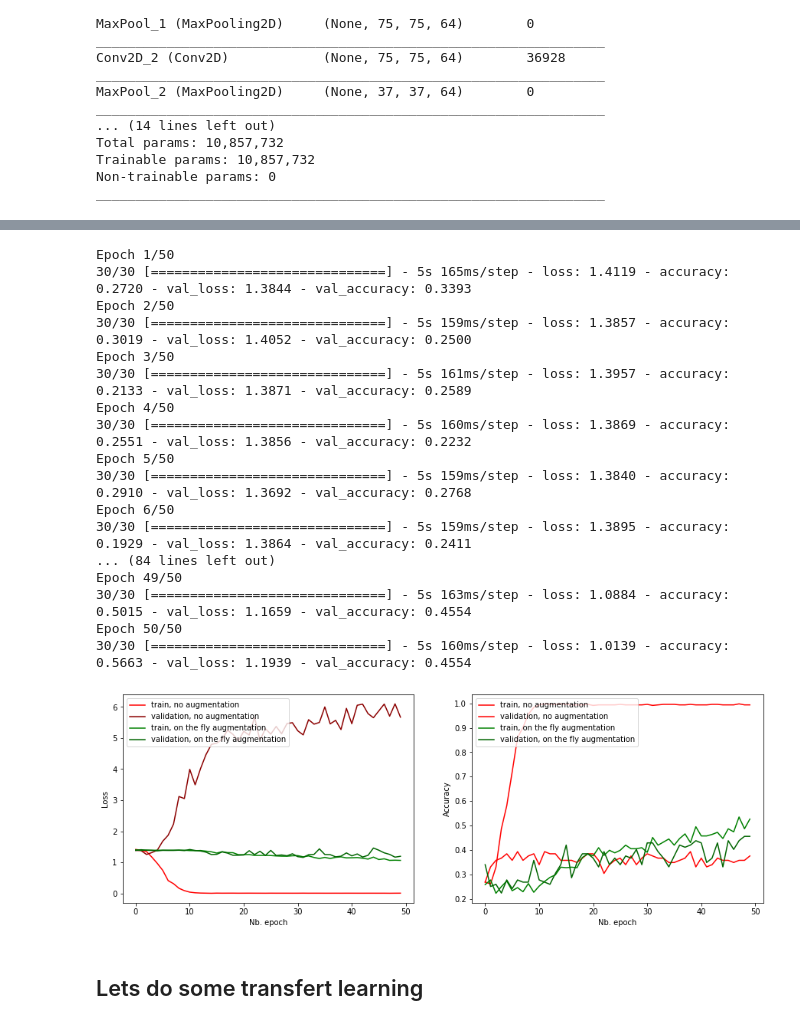
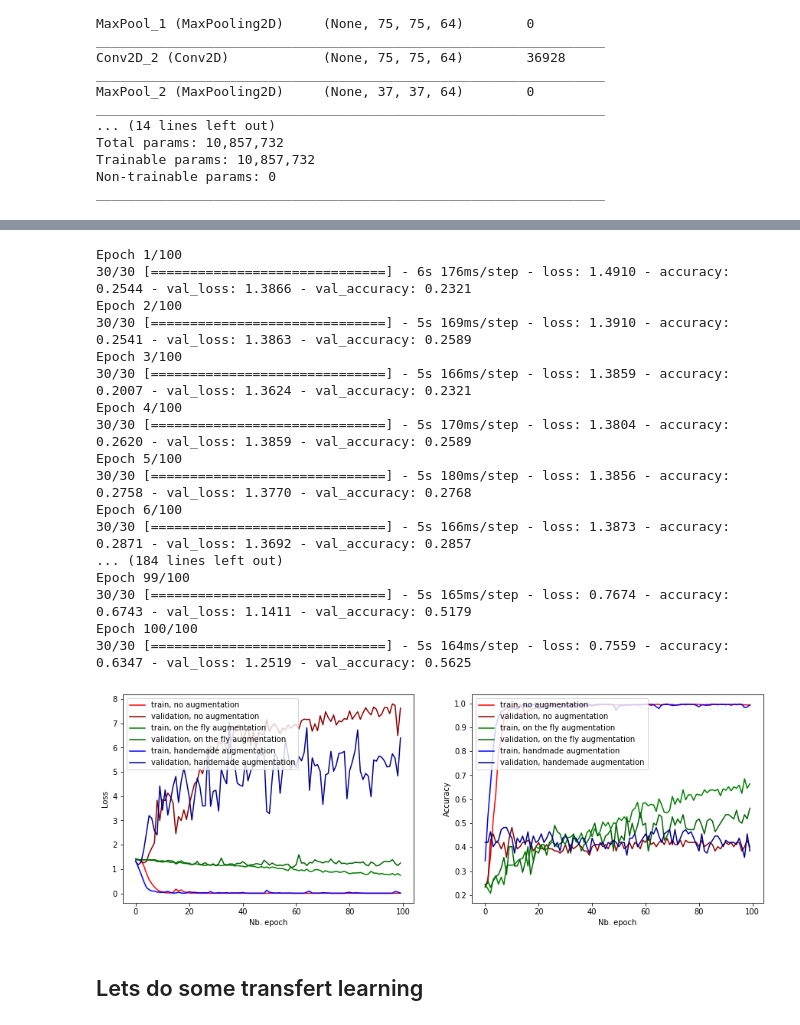
Before and after one commit to Jeremynadal33/classify_stanford_dogs, a Jupyter notebook: baseline.ipynb, the cells around one changed output, grey strips where cells are left out. Drawn from its saved outputs; the diff is of its cells as text; code cells hidden in the pictures.

Commit message:
Added training comparison of data augmentation

```diff
--- a/baseline.ipynb
+++ b/baseline.ipynb
@@ -586,11 +576,3 @@ def get_callbacks(monitor='val_loss',save_name=None,patience=8):
                                                  patience=patience,
                                                  restore_best_weights=True)
                 ]
-# %%
-H = model.fit_generator(generator=train_generator,
-                        steps_per_epoch=STEP_SIZE_TRAIN,
-                        validation_data=validation_generator,
-                        validation_steps=STEP_SIZE_VALID,
-                        epochs=5,
-                        callbacks=get_callbacks()
-                        )
@@ -707,9 +726,9 @@ sgd=tf.keras.optimizers.SGD(lr=learn_rate,momentum=.9,nesterov=False)
 # %%
-history_no_aug = model.fit_generator(generator=train_generator_no_aug,
+history_no_aug = model_no_aug.fit_generator(generator=train_generator_no_aug,
                                   steps_per_epoch=STEP_SIZE_TRAIN,
                         validation_data=validation_generator,
                         validation_steps=STEP_SIZE_VALID,
-                        epochs=50,
+                        epochs=100,
                         #callbacks=get_callbacks()
                         )
 # %% [output]
@@ -768,64 +778,71 @@ _________________________________________________________________
 # %%
-history_aug = model.fit_generator(generator=train_generator,
+history_fly_aug = model_fly_aug.fit_generator(generator=train_generator,
                                   steps_per_epoch=STEP_SIZE_TRAIN,
                         validation_data=validation_generator,
                         validation_steps=STEP_SIZE_VALID,
-                        epochs=50,
+                        epochs=100,
                         #callbacks=get_callbacks()
                         )
 # %% [output]
-Epoch 1/50
-30/30 [==============================] - 5s 165ms/step - loss: 1.4119 - accuracy: 0.2720 - val_loss: 1.3844 - val_accuracy: 0.3393
-Epoch 2/50
-30/30 [==============================] - 5s 159ms/step - loss: 1.3857 - accuracy: 0.3019 - val_loss: 1.4052 - val_accuracy: 0.2500
-Epoch 3/50
-30/30 [==============================] - 5s 161ms/step - loss: 1.3957 - accuracy: 0.2133 - val_loss: 1.3871 - val_accuracy: 0.2589
-Epoch 4/50
-30/30 [==============================] - 5s 160ms/step - loss: 1.3869 - accuracy: 0.2551 - val_loss: 1.3856 - val_accuracy: 0.2232
-Epoch 5/50
-30/30 [==============================] - 5s 159ms/step - loss: 1.3840 - accuracy: 0.2910 - val_loss: 1.3692 - val_accuracy: 0.2768
-Epoch 6/50
-30/30 [==============================] - 5s 159ms/step - loss: 1.3895 - accuracy: 0.1929 - val_loss: 1.3864 - val_accuracy: 0.2411
-... (84 lines left out)
-Epoch 49/50
-30/30 [==============================] - 5s 163ms/step - loss: 1.0884 - accuracy: 0.5015 - val_loss: 1.1659 - val_accuracy: 0.4554
-Epoch 50/50
-30/30 [==============================] - 5s 160ms/step - loss: 1.0139 - accuracy: 0.5663 - val_loss: 1.1939 - val_accuracy: 0.4554
+Epoch 1/100
+30/30 [==============================] - 6s 176ms/step - loss: 1.4910 - accuracy: 0.2544 - val_loss: 1.3866 - val_accuracy: 0.2321
+Epoch 2/100
+30/30 [==============================] - 5s 169ms/step - loss: 1.3910 - accuracy: 0.2541 - val_loss: 1.3863 - val_accuracy: 0.2589
+Epoch 3/100
+30/30 [==============================] - 5s 166ms/step - loss: 1.3859 - accuracy: 0.2007 - val_loss: 1.3624 - val_accuracy: 0.2321
+Epoch 4/100
+30/30 [==============================] - 5s 170ms/step - loss: 1.3804 - accuracy: 0.2620 - val_loss: 1.3859 - val_accuracy: 0.2589
+Epoch 5/100
+30/30 [==============================] - 5s 180ms/step - loss: 1.3856 - accuracy: 0.2758 - val_loss: 1.3770 - val_accuracy: 0.2768
+Epoch 6/100
+30/30 [==============================] - 5s 166ms/step - loss: 1.3873 - accuracy: 0.2871 - val_loss: 1.3692 - val_accuracy: 0.2857
+... (184 lines left out)
+Epoch 99/100
+30/30 [==============================] - 5s 165ms/step - loss: 0.7674 - accuracy: 0.6743 - val_loss: 1.1411 - val_accuracy: 0.5179
+Epoch 100/100
+30/30 [==============================] - 5s 164ms/step - loss: 0.7559 - accuracy: 0.6347 - val_loss: 1.2519 - val_accuracy: 0.5625
 # %%
 
 #Light color for train and dark for validation
 #Green for augmentation and red for no augmentation
 
 fig, axes = plt.subplots(1, 2, figsize=(15,5), sharex=False)
 
 
 axes[0].plot(history_no_aug.history['loss'], label='train, no augmentation ',color = 'red')
 axes[0].plot(history_no_aug.history['val_loss'], label='validation, no augmentation',color = 'darkred')
-axes[0].plot(history_aug.history['loss'], label='train, on the fly augmentation ', color='green')
-axes[0].plot(history_aug.history['val_loss'], label='validation, on the fly augmentation', color='darkgreen')
+
+axes[0].plot(history_fly_aug.history['loss'], label='train, on the fly augmentation ', color='green')
+axes[0].plot(history_fly_aug.history['val_loss'], label='validation, on the fly augmentation', color='darkgreen')
+
+
+axes[0].plot(history_handmade_aug.history['loss'], label='train, handemade augmentation ', color='blue')
+axes[0].plot(history_handmade_aug.history['val_loss'], label='validation, handemade augmentation', color='darkblue')
 
 axes[0].set_ylabel('Loss')
 axes[0].set_xlabel('Nb. epoch')
-#axes[0].title('Loss for 4 species of dogs without data augmentation')
 axes[0].legend(loc='upper left')
 
 
 axes[1].plot(history_no_aug.history['accuracy'], label='train, no augmentation ',color = 'red')
-axes[1].plot(history_no_aug.history['val_accuracy'], label='validation, no augmentation',color = 'red')
+axes[1].plot(history_no_aug.history['val_accuracy'], label='validation, no augmentation',color = 'darkred')
 
 
-axes[1].plot(history_aug.history['accuracy'], label='train, on the fly augmentation ', color='green')
-axes[1].plot(history_aug.history['val_accuracy'], label='validation, on the fly augmentation', color='darkgreen')
+axes[1].plot(history_fly_aug.history['accuracy'], label='train, on the fly augmentation ', color='green')
+axes[1].plot(history_fly_aug.history['val_accuracy'], label='validation, on the fly augmentation', color='darkgreen')
+
+axes[1].plot(history_handmade_aug.history['accuracy'], label='train, handmade augmentation ', color='blue')
+axes[1].plot(history_handmade_aug.history['val_accuracy'], label='validation, handemade augmentation', color='darkblue')
 
 axes[1].set_ylabel('Accuracy')
 axes[1].set_xlabel('Nb. epoch')
-#axes[1].title('Accuracy for 4 species of dogs without data augmentation')
+
 axes[1].legend(loc='upper left')
 
-plt.savefig(root_dir+'pngs/train_aug_no_aug.png')
+plt.savefig(root_dir+'pngs/train_aug_no_aug_handmade.png')
 plt.show()
 # %% [output]
-[figure, old version]
+[figure, new version]
 # %% [markdown]
 ## Lets do some transfert learning
 # %%
```
Also changed, not shown: parts of 10 cells of this notebook.
